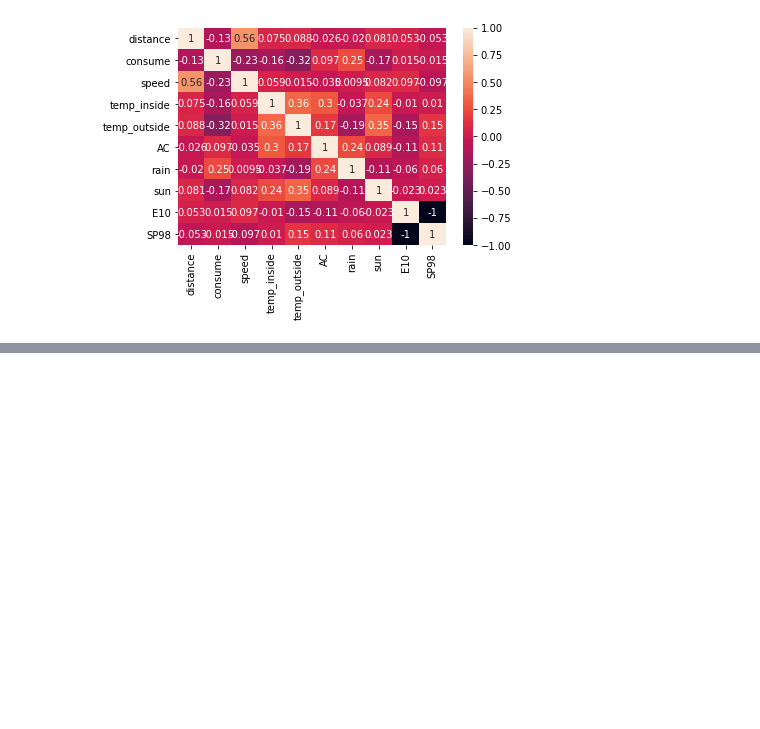
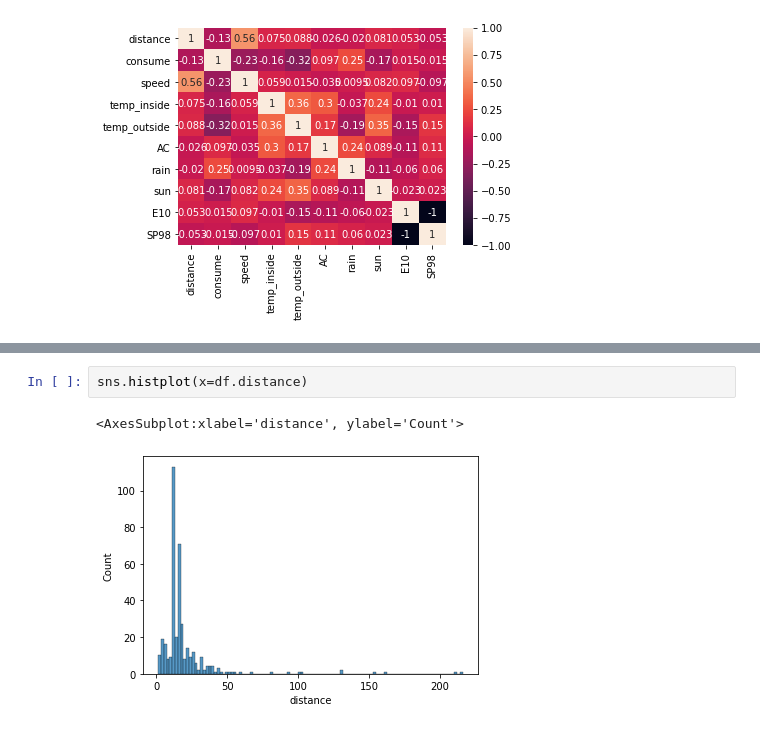
Before and after one commit to VictorRodriguezIronhack/reto_data, a Jupyter notebook: notebooks/Visualitation.ipynb, the cells around one changed output, grey strips where cells are left out. Drawn from its saved outputs; the diff is of its cells as text; blank space fills up the shorter version.

```diff
--- a/notebooks/Visualitation.ipynb
+++ b/notebooks/Visualitation.ipynb
@@ -14,0 +31,5 @@ plt.show()
+# %%
+sns.histplot(x=df.distance)
+# %% [output]
+<AxesSubplot:xlabel='distance', ylabel='Count'>
+[figure, added]
```
Also changed, not shown: parts of 5 cells of this notebook, 1 other file.
